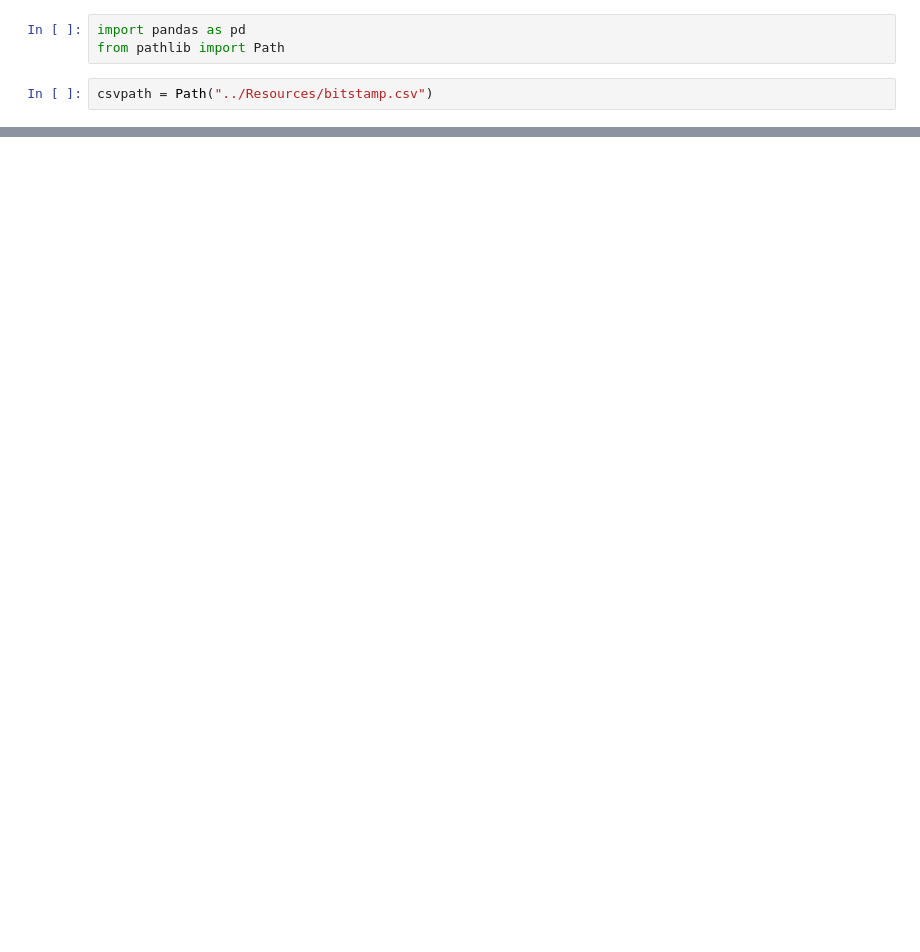
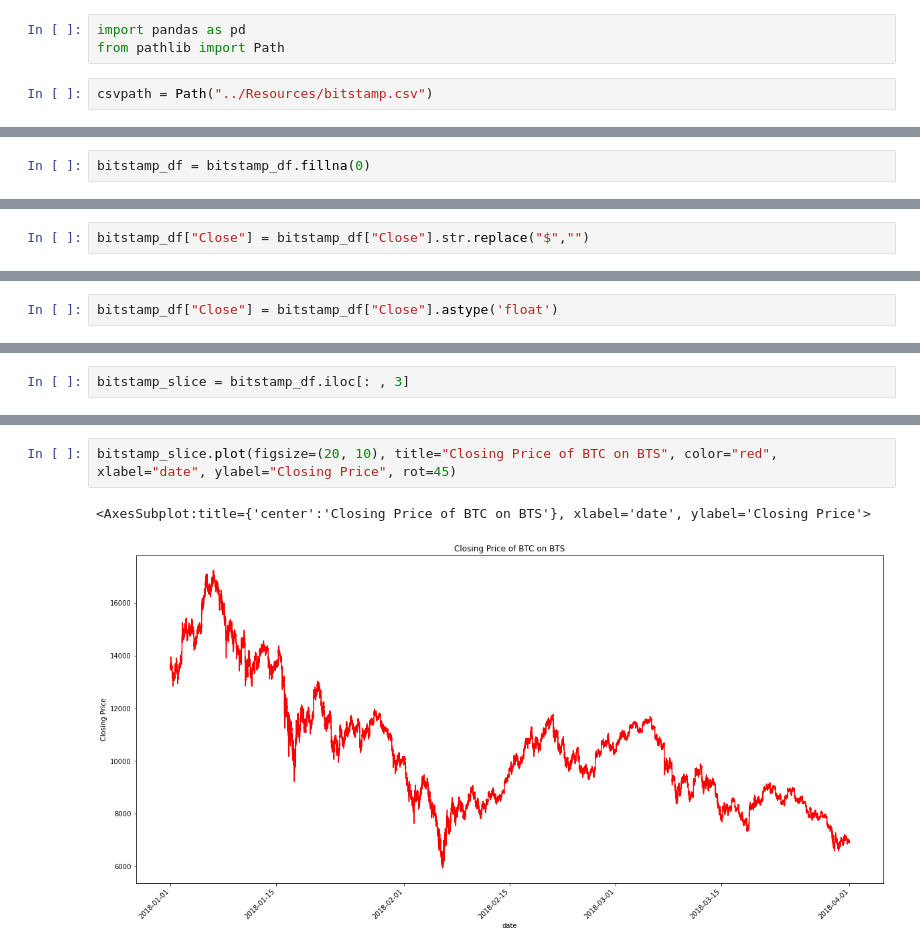
Before and after one commit to tawabo/module3, a Jupyter notebook: Starter_Code 4/Resources/Bitstamp.ipynb, the cells around one changed output, grey strips where cells are left out. Drawn from its saved outputs; the diff is of its cells as text; blank space fills up the shorter version.

```diff
--- a/Starter_Code 4/Resources/Bitstamp.ipynb
+++ b/Starter_Code 4/Resources/Bitstamp.ipynb
@@ -25,0 +56,2 @@ bitstamp_df.tail()
+# %%
+bitstamp_df = bitstamp_df.fillna(0)
@@ -25,0 +69,2 @@ bitstamp_df.tail()
+# %%
+bitstamp_df["Close"] = bitstamp_df["Close"].str.replace("$","")
@@ -25,0 +88,2 @@ bitstamp_df.tail()
+# %%
+bitstamp_df["Close"] = bitstamp_df["Close"].astype('float')
@@ -25,0 +123,2 @@ bitstamp_df.tail()
+# %%
+bitstamp_slice = bitstamp_df.iloc[: , 3]
@@ -25,0 +147,5 @@ bitstamp_df.tail()
+# %%
+bitstamp_slice.plot(figsize=(20, 10), title="Closing Price of BTC on BTS", color="red", xlabel="date", ylabel="Closing Price", rot=45)
+# %% [output]
+<AxesSubplot:title={'center':'Closing Price of BTC on BTS'}, xlabel='date', ylabel='Closing Price'>
+[figure, added]
```
Also changed, not shown: parts of 12 cells of this notebook, 1 other file.
